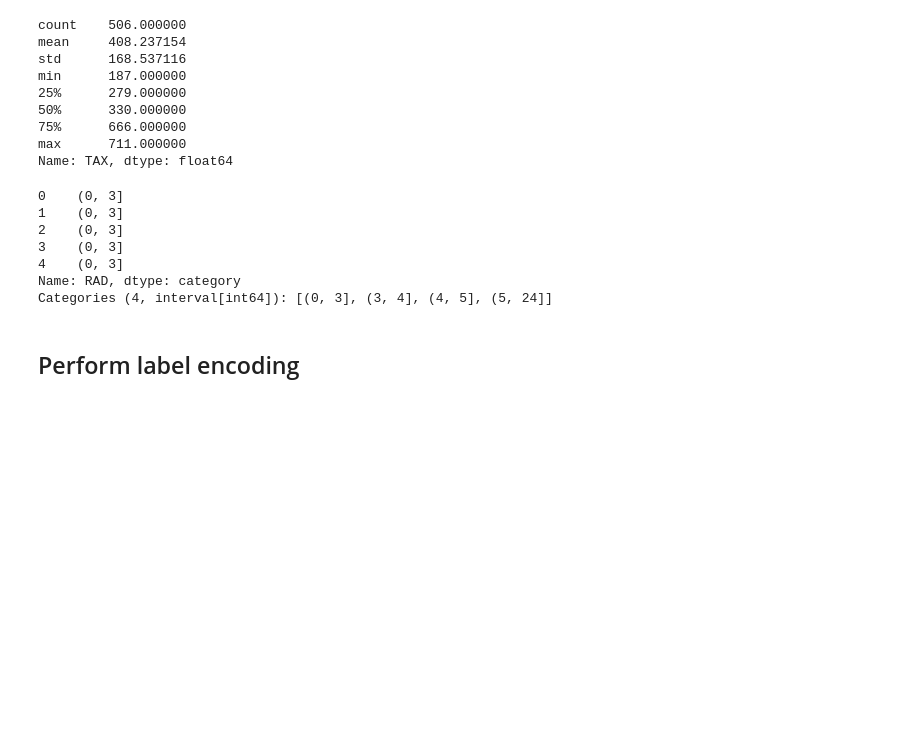
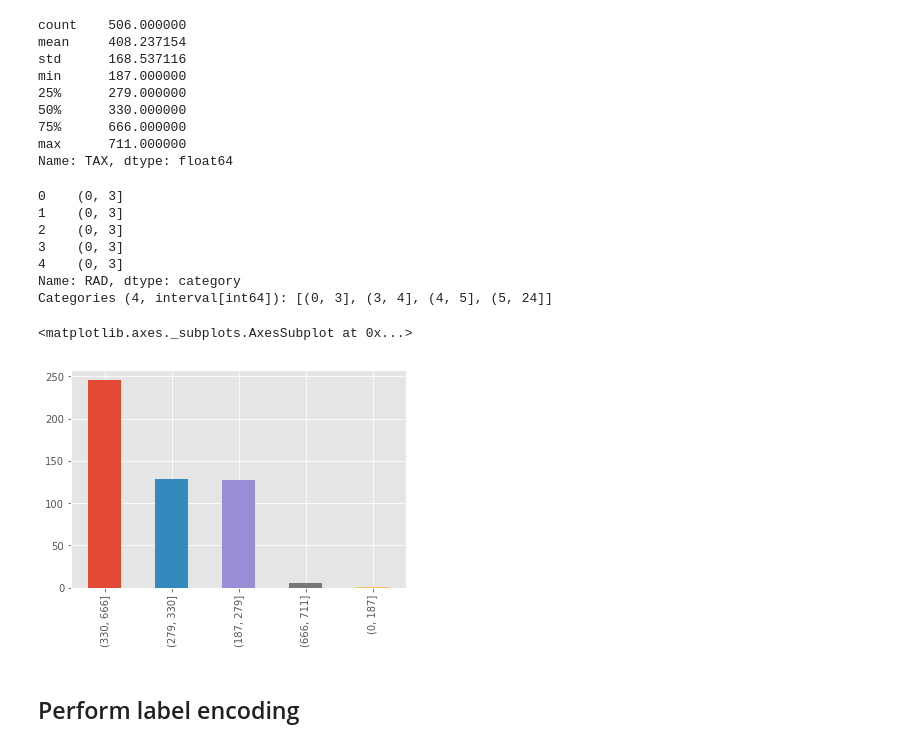
Before and after one commit to AlecMorgan/dsc-1-11-05-dealing-with-categorical-variables-lab-seattle-ds-career-040119, a Jupyter notebook: index.ipynb, the cells around one changed output. Saved outputs shown, nothing was run; the diff lists cells and outputs as text; code cells hidden in the pictures; blank space fills up the shorter version.

```diff
--- a/index.ipynb
+++ b/index.ipynb
@@ -243,7 +243,9 @@ Name: RAD, dtype: category
 Categories (4, interval[int64]): [(0, 3], (3, 4], (4, 5], (5, 24]]
 # %%
 bins_tax.value_counts().plot(kind='bar')
-bins_rad.value_counts().plot(kind='bar')
+# %% [output]
+<matplotlib.axes._subplots.AxesSubplot at 0x...>
+[figure, added]
 # %% [markdown]
 ## Perform label encoding
 # %%
```
